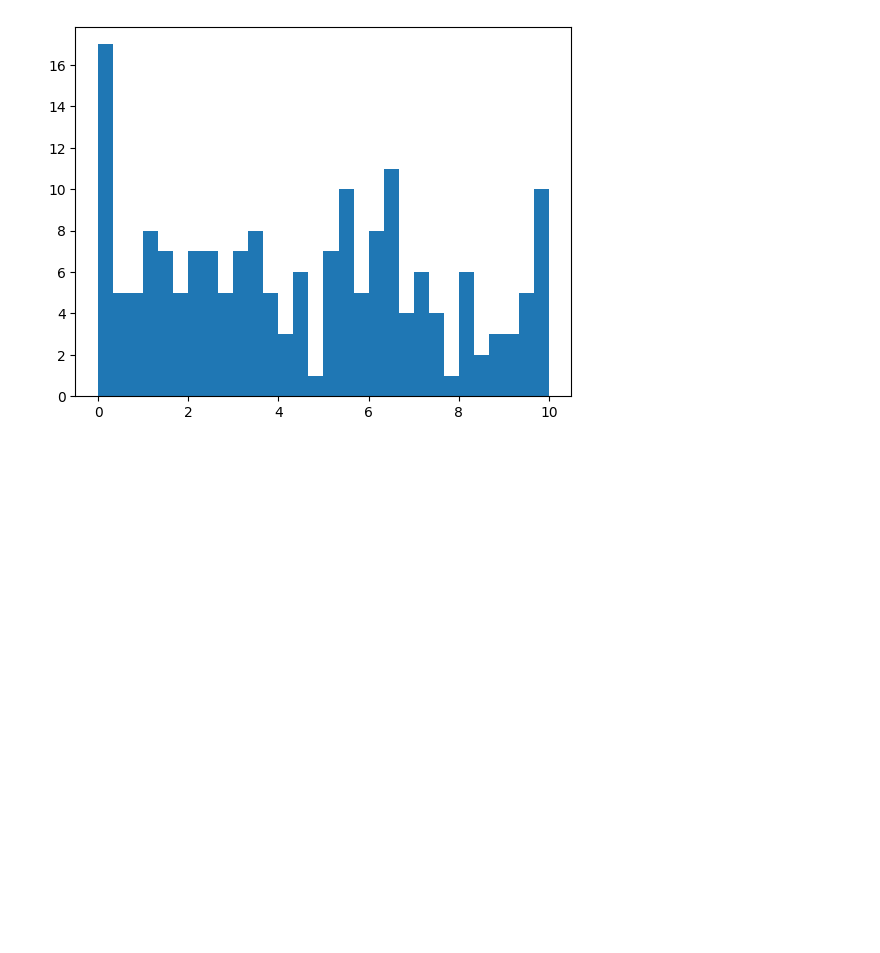
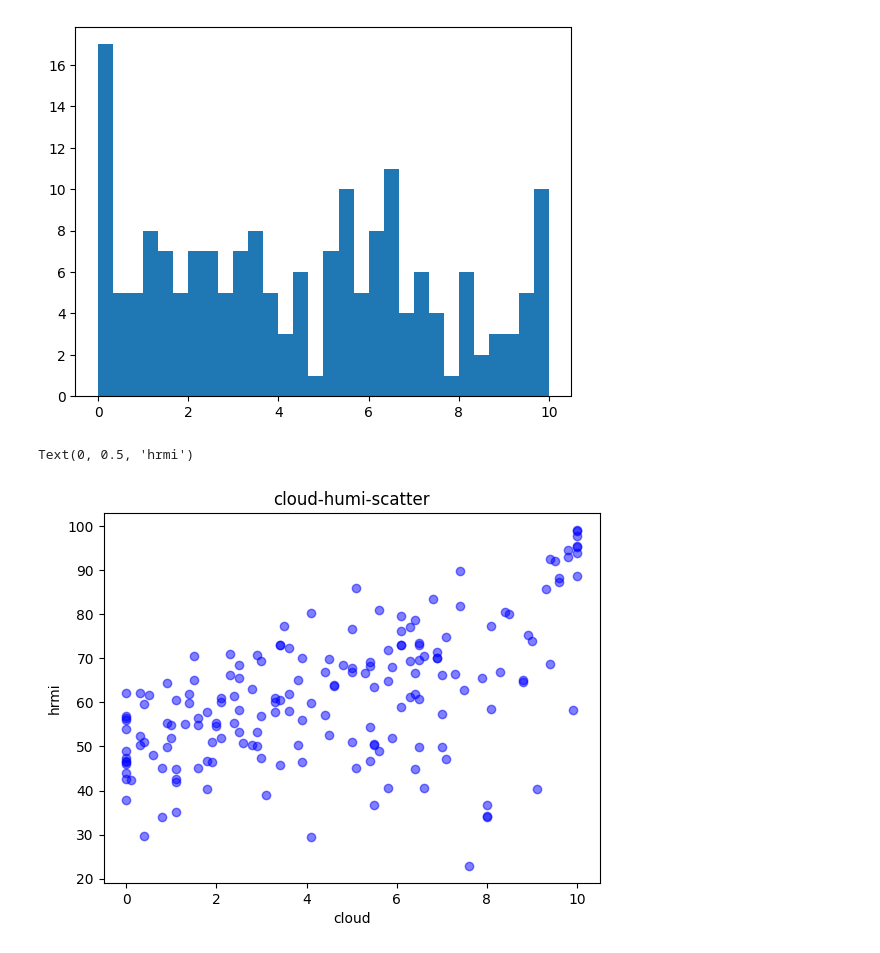
Before and after one commit to kdh100506/AI-General, a Jupyter notebook: Code/05. 데이터 시각화.ipynb, the cells around one changed output. Cells and saved outputs as stored; diff of their text form; code cells hidden in the pictures; blank space fills up the shorter version.

```diff
--- a/Code/05. 데이터 시각화.ipynb
+++ b/Code/05. 데이터 시각화.ipynb
@@ -149,3 +149,18 @@ plt.hist(weather['cloud'], bins=30)
 plt.show()
 # %% [output]
 [figure]
+# %%
+x = weather['cloud']
+y = weather['humi']
+plt.scatter(x, y, color = 'blue', alpha = 0.5)
+plt.title('cloud-humi-scatter')
+plt.xlabel('cloud')
+plt.ylabel('hrmi')
+
+# 결과 해석 및 통찰
+# 1. 전운량과 일조량의 상관계수가 약 -0.83으로 강한 음의 상관 관계를 가짐
+# 2. 따라서 전운량이 증가하면 일조량은 감소하는 경향이 있음을 알 수 있음
+# 3. 전운량과 습도의 상관계수는 0.56으로 전운량이 증가할수록 습도가 높아지는 경향이 나타남
+# %% [output]
+Text(0, 0.5, 'hrmi')
+[figure, added]
```
Also changed, not shown: 5 other files.
